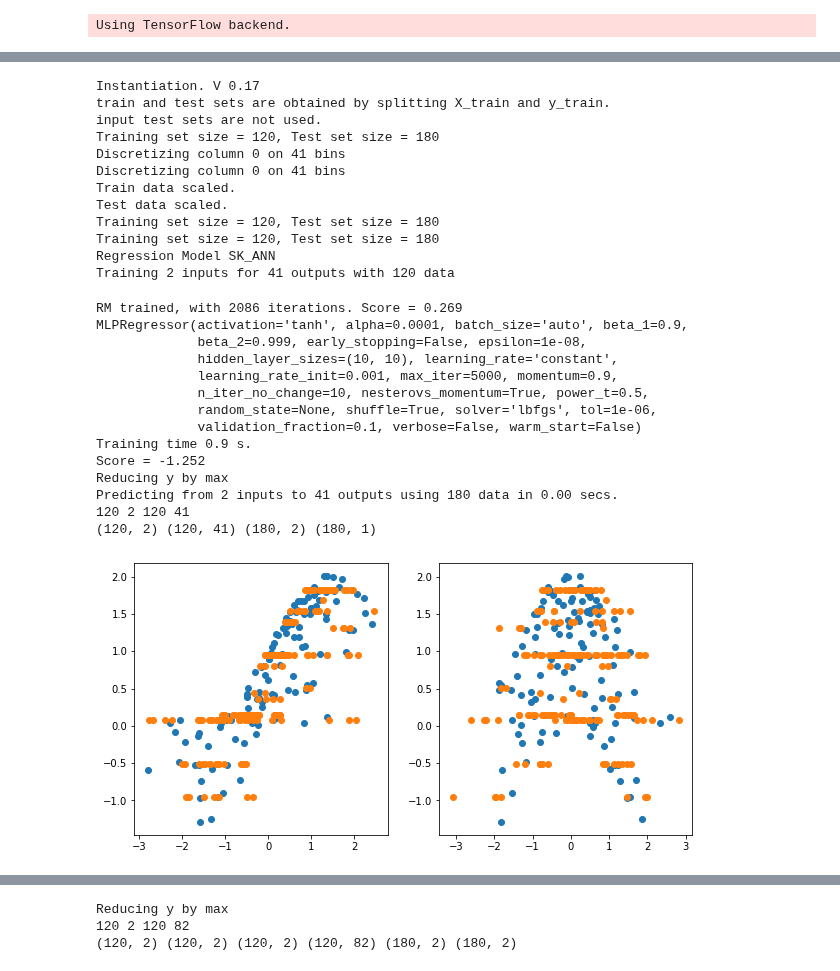
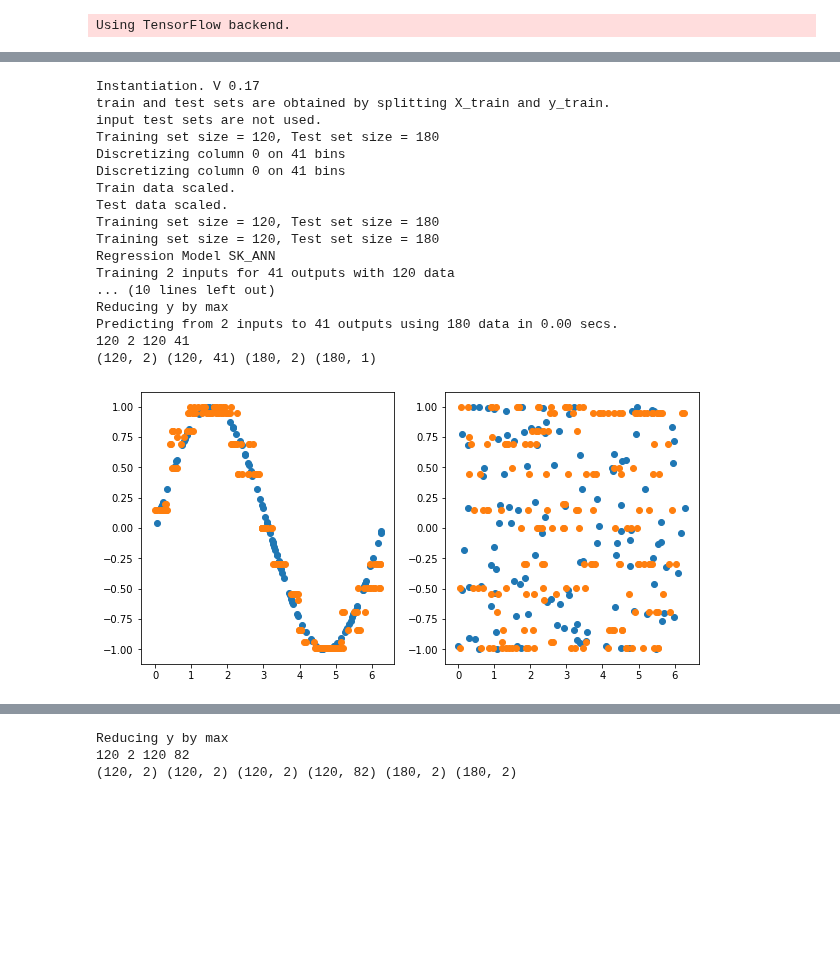
Before and after one commit to Morisset/AI4neb, a Jupyter notebook: docs/Test_Discretization.ipynb, the cells around one changed output, grey strips where cells are left out. Cells and saved outputs as stored; diff of their text form; code cells hidden in the pictures; blank space fills up the shorter version.

```diff
--- a/docs/Test_Discretization.ipynb
+++ b/docs/Test_Discretization.ipynb
@@ -131,46 +131,37 @@ Predicting from 1 inputs to 41 outputs using 180 data in 0.00 secs.
 # %%
-RM2 = manage_RM(X_train=X2, y_train=y1, split_ratio=split_ratio, verbose=True,
+RM2 = manage_RM(X_train=X22, y_train=y1, split_ratio=split_ratio, verbose=True,
                 N_y_bins=N_y_bins, y_vects=y_vects, scaling=scaling)
 RM2.init_RM(max_iter=5000, tol=0.000001, solver='lbfgs', activation='tanh',
             hidden_layer_sizes=(10,10))
 RM2.train_RM()
 RM2.predict(scoring=scoring, reduce_by=reduce_by)
 print(RM2.N_train, RM2.N_in, RM2.N_train_y, RM2.N_out)
 print(RM2.X_train.shape, RM2.y_train.shape, RM2.X_test.shape, RM2.pred.shape)
 
 f, (ax1, ax2) = plt.subplots(1, 2, figsize=(10,5))
 ax1.scatter(RM2.X_train_unscaled[:,0], RM2.y_train_ori)
 ax1.scatter(RM2.X_test_unscaled[:,0], RM2.pred)
 ax2.scatter(RM2.X_train_unscaled[:,1], RM2.y_train_ori)
 ax2.scatter(RM2.X_test_unscaled[:,1], RM2.pred);
 # %% [output]
 Instantiation. V 0.17
 train and test sets are obtained by splitting X_train and y_train.
 input test sets are not used.
 Training set size = 120, Test set size = 180
 Discretizing column 0 on 41 bins
 Discretizing column 0 on 41 bins
 Train data scaled.
 Test data scaled.
 Training set size = 120, Test set size = 180
 Training set size = 120, Test set size = 180
 Regression Model SK_ANN
 Training 2 inputs for 41 outputs with 120 data
+... (10 lines left out)
+Reducing y by max
+Predicting from 2 inputs to 41 outputs using 180 data in 0.00 secs.
+120 2 120 41
+(120, 2) (120, 41) (180, 2) (180, 1)
-RM trained, with 2086 iterations. Score = 0.269
-MLPRegressor(activation='tanh', alpha=0.0001, batch_size='auto', beta_1=0.9,
-             beta_2=0.999, early_stopping=False, epsilon=1e-08,
-             hidden_layer_sizes=(10, 10), learning_rate='constant',
-             learning_rate_init=0.001, max_iter=5000, momentum=0.9,
-             n_iter_no_change=10, nesterovs_momentum=True, power_t=0.5,
-             random_state=None, shuffle=True, solver='lbfgs', tol=1e-06,
-             validation_fraction=0.1, verbose=False, warm_start=False)
-Training time 0.9 s.
-Score = -1.252
-Reducing y by max
-Predicting from 2 inputs to 41 outputs using 180 data in 0.00 secs.
-120 2 120 41
-(120, 2) (120, 41) (180, 2) (180, 1)
-[figure, old version]
+[figure, new version]
 # %%
 RM3 = manage_RM(X_train=X1, y_train=y2, split_ratio=split_ratio, verbose=True,
                 N_y_bins=N_y_bins, y_vects=y_vects, scaling=scaling)
```
Also changed, not shown: parts of 8 cells of this notebook, 3 other files.
